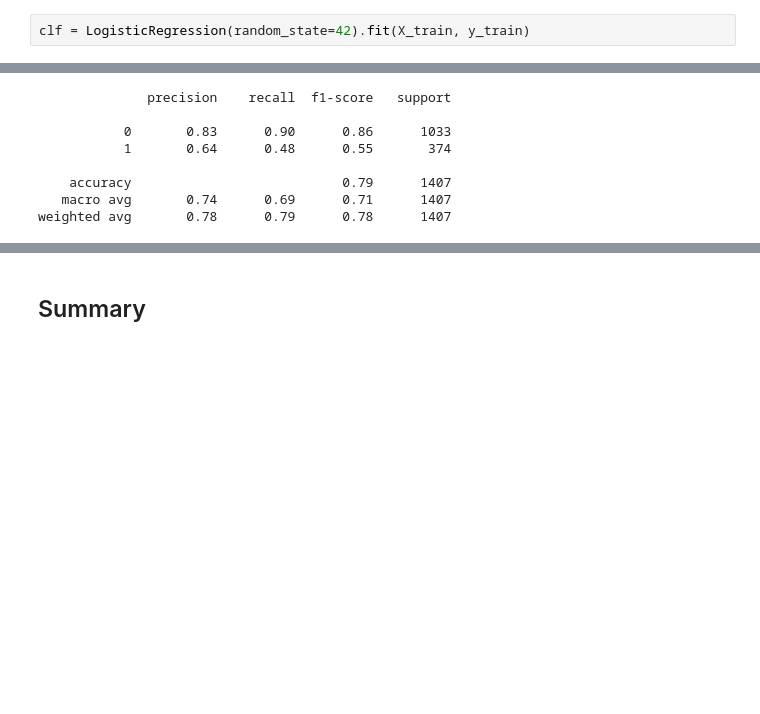
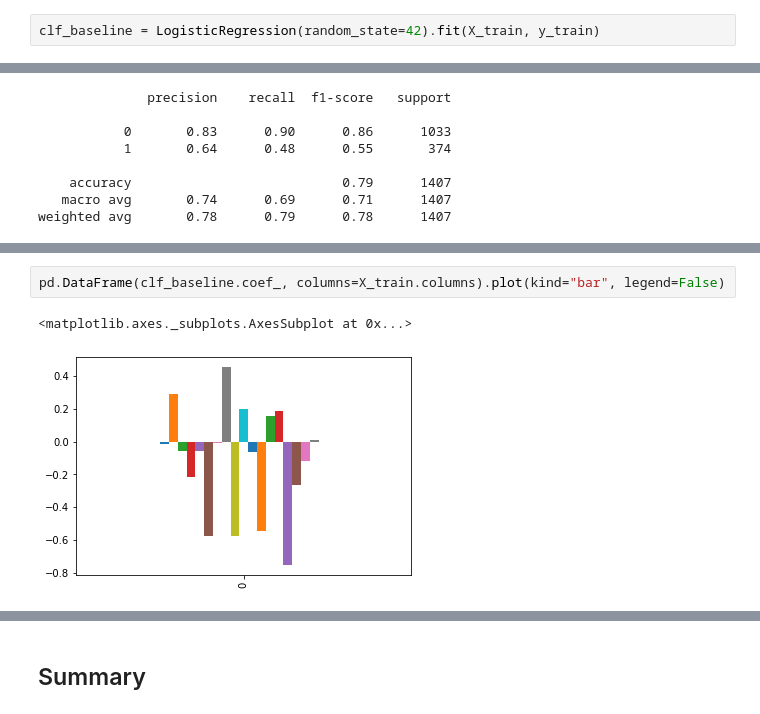
Before and after one commit to joeyism/1000ml-telco, a Jupyter notebook: 1000ml-telco-churn-base-sample.ipynb, the cells around one changed output, grey strips where cells are left out. Saved outputs shown, nothing was run; the diff lists cells and outputs as text; blank space fills up the shorter version.

```diff
--- a/1000ml-telco-churn-base-sample.ipynb
+++ b/1000ml-telco-churn-base-sample.ipynb
@@ -122,5 +122,5 @@ X_train, X_test, y_train, y_test = train_test_split(X, Y, test_size=0.2, random_
 # %% [markdown]
 ### Baseline
 # %%
-clf = LogisticRegression(random_state=42).fit(X_train, y_train)
+clf_baseline = LogisticRegression(random_state=42).fit(X_train, y_train)
 # %%
@@ -261,0 +283,5 @@ weighted avg       0.78      0.79      0.78      1407
+# %%
+pd.DataFrame(clf_baseline.coef_, columns=X_train.columns).plot(kind="bar", legend=False)
+# %% [output]
+<matplotlib.axes._subplots.AxesSubplot at 0x...>
+[figure, added]
```
Also changed, not shown: parts of 6 cells of this notebook.
